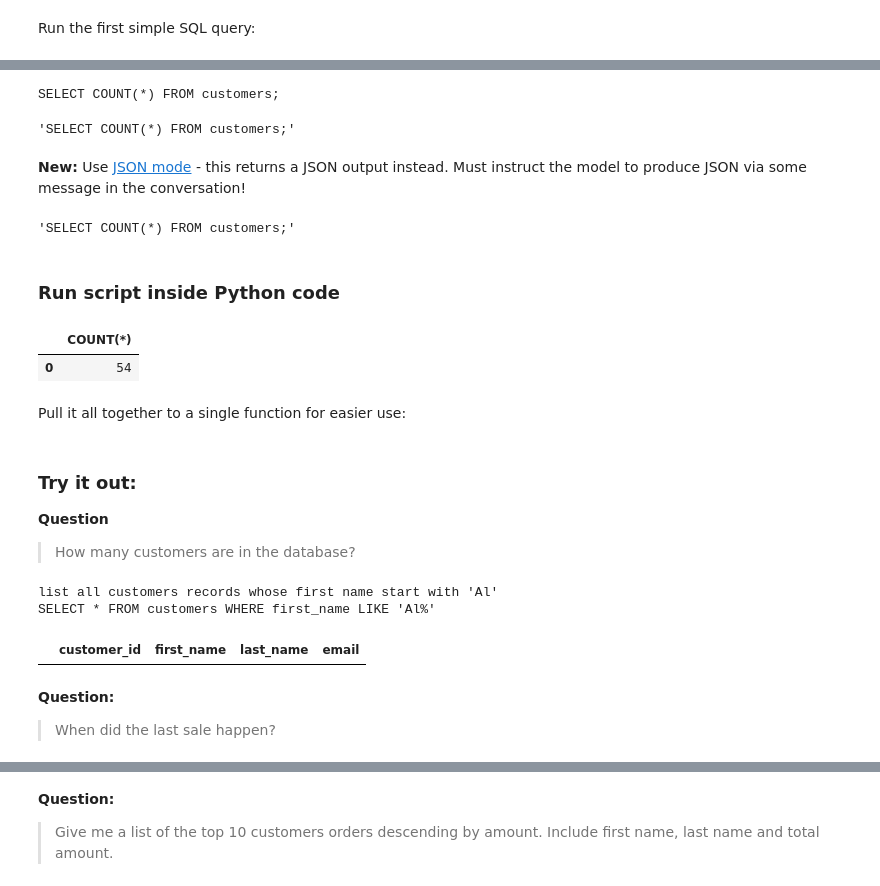
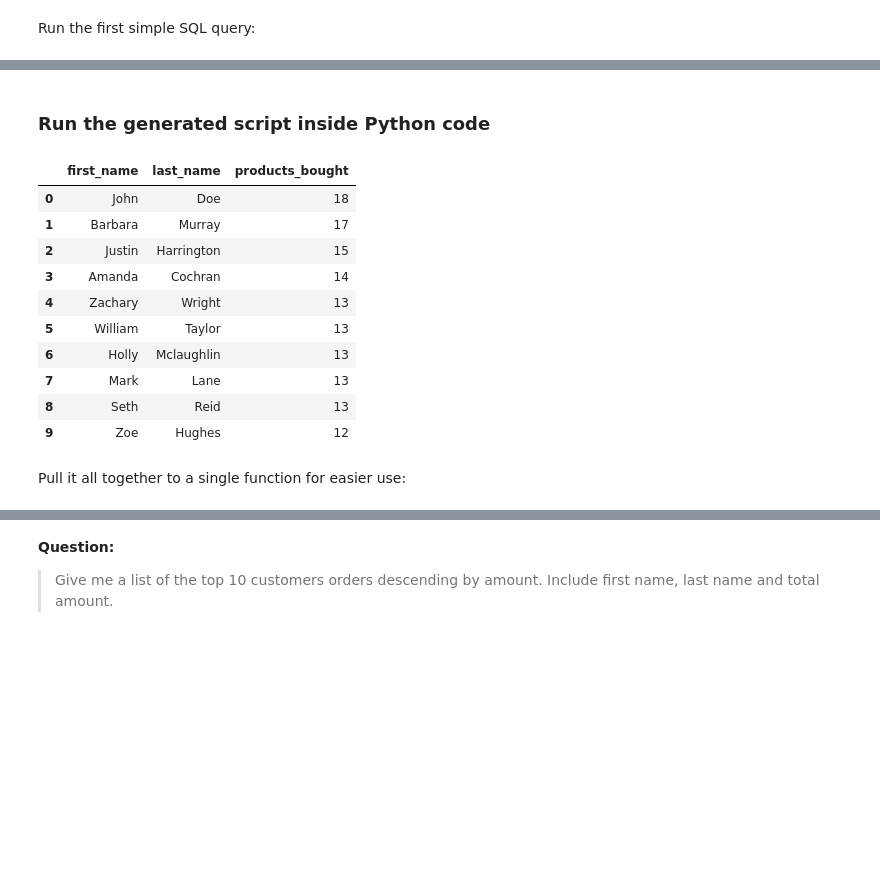
Before and after one commit to bichpham102/analyticsCaseStudies, a Jupyter notebook: chatgpt_for_sql_and_python.ipynb, the cells around one changed output, grey strips where cells are left out. Saved outputs shown, nothing was run; the diff lists cells and outputs as text; code cells hidden in the pictures; blank space fills up the shorter version.

```diff
--- a/chatgpt_for_sql_and_python.ipynb
+++ b/chatgpt_for_sql_and_python.ipynb
@@ -16,3 +24,5 @@ In this section, we'll import the required Python libraries and connect to a sam
+# %%
+dbname = 'sample_warehouse.db.1'
 # %%
 import sqlite3
 import pandas as pd
@@ -245,10 +236,11 @@ OUTPUT: Return only the SQL query. Skip pre- and post text.
 Run the first simple SQL query:
 # %%
 response = client.chat.completions.create(
-  model="gpt-4",
+  model="gpt-3.5-turbo-1106",
+  response_format={ "type": "json_object" },
   messages=[
-    {"role": "system", "content": system_prompt},
-    {"role": "user", "content": "How many customers are in the system?"}
+    {"role": "system", "content": system_prompt + "Respond in JSON"},
+    {"role": "user", "content": "Top 10 customers by products bought?"}
   ],
   temperature=0.0,
 )
@@ -275,37 +265,23 @@ Extract the SQL query from the completion object
 # %%
-print(response.choices[0].message.content)
+sql_query = json.loads(response.choices[0].message.content)['sql_query']
-# %% [output]
-SELECT COUNT(*) FROM customers;
-# %%
-sql_query = response.choices[0].message.content
-sql_query
-# %% [output]
-'SELECT COUNT(*) FROM customers;'
-# %% [markdown]
-**New:** Use [JSON mode](https://platform.openai.com/docs/guides/text-generation/json-mode) - this returns a JSON output instead. Must instruct the model to produce JSON via some message in the conversation!
-# %%
-response = client.chat.completions.create(
-  model="gpt-3.5-turbo-1106",
-  response_format={ "type": "json_object" },
-  messages=[
-    {"role": "system", "content": system_prompt + "Respond in JSON"},
-    {"role": "user", "content": "How many customers are in the system?"}
-  ],
-  temperature=0.0,
-)
-
-json.loads(response.choices[0].message.content)['sql_query']
-# %% [output]
-'SELECT COUNT(*) FROM customers;'
 # %% [markdown]
-### Run script inside Python code
+### Run the generated script inside Python code
 # %%
-db_connection = sqlite3.connect('sample_warehouse.db')
+db_connection = sqlite3.connect(dbname)
 pd.read_sql(sql = sql_query,
             con = db_connection)
 # %% [output]
-|  | COUNT(*) |
-| 0 | 54 |
+|  | first_name | last_name | products_bought |
+| 0 | John | Doe | 18 |
+| 1 | Barbara | Murray | 17 |
+| 2 | Justin | Harrington | 15 |
+| 3 | Amanda | Cochran | 14 |
+| 4 | Zachary | Wright | 13 |
+| 5 | William | Taylor | 13 |
+| 6 | Holly | Mclaughlin | 13 |
+| 7 | Mark | Lane | 13 |
+| 8 | Seth | Reid | 13 |
+| 9 | Zoe | Hughes | 12 |
 # %% [markdown]
 Pull it all together to a single function for easier use:
 # %%
@@ -371,18 +347,3 @@ def sql_gpt(natural_language_query):
 
   print(script)
   return(script)
-# %% [markdown]
-### Try it out:
-
-**Question**
-<blockquote>How many customers are in the database?</blockquote>
-# %%
-pd.read_sql(sql = sql_gpt(input()),
-            con = db_connection)
-# %% [output]
-list all customers records whose first name start with 'Al'
-SELECT * FROM customers WHERE first_name LIKE 'Al%'
-|  | customer_id | first_name | last_name | email |
-# %% [markdown]
-**Question:**
-<blockquote>When did the last sale happen?</blockquote>
```
Also changed, not shown: parts of 30 cells of this notebook.
